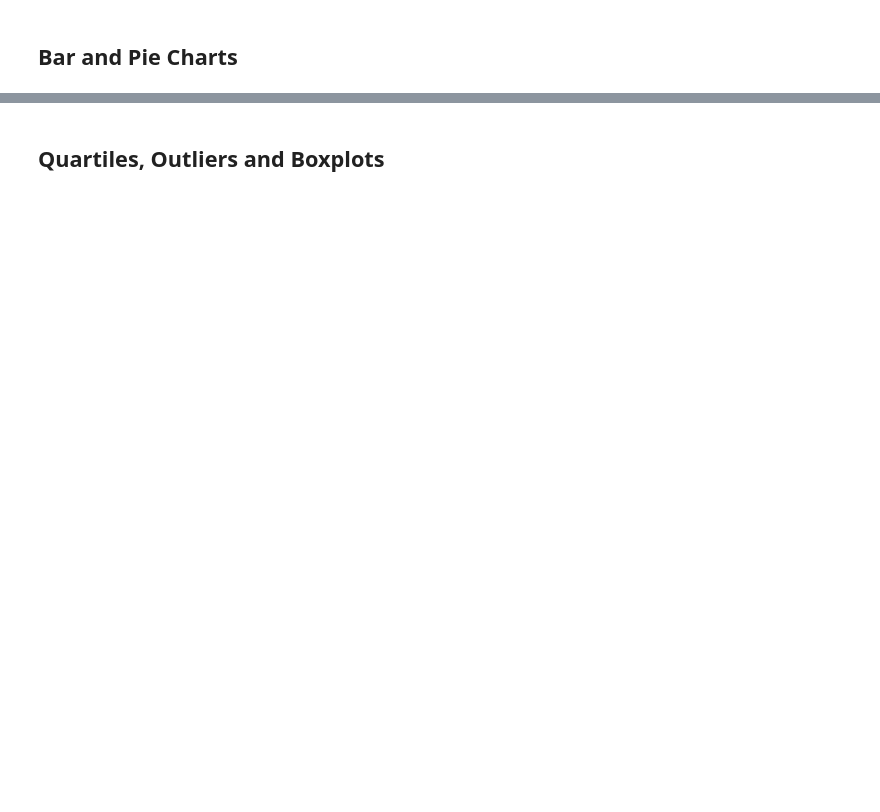
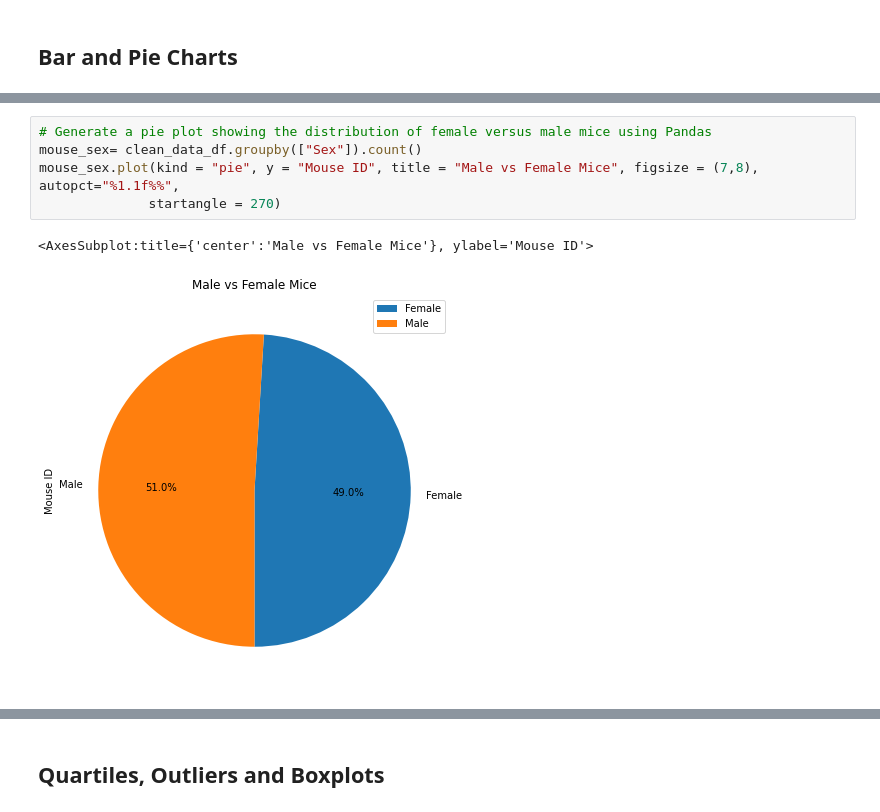
Before and after one commit to mark-m0/matplotlib-challenge, a Jupyter notebook: pymaceuticals.ipynb, the cells around one changed output, grey strips where cells are left out. Drawn from its saved outputs; the diff is of its cells as text; blank space fills up the shorter version.

```diff
--- a/pymaceuticals.ipynb
+++ b/pymaceuticals.ipynb
@@ -111 +166,9 @@ clean_mice
+# %%
+# Generate a pie plot showing the distribution of female versus male mice using Pandas
+mouse_sex= clean_data_df.groupby(["Sex"]).count()
+mouse_sex.plot(kind = "pie", y = "Mouse ID", title = "Male vs Female Mice", figsize = (7,8), autopct="%1.1f%%",
+              startangle = 270)
+# %% [output]
+<AxesSubplot:title={'center':'Male vs Female Mice'}, ylabel='Mouse ID'>
+[figure, added]
 # %%
```
Also changed, not shown: parts of 18 cells of this notebook.
